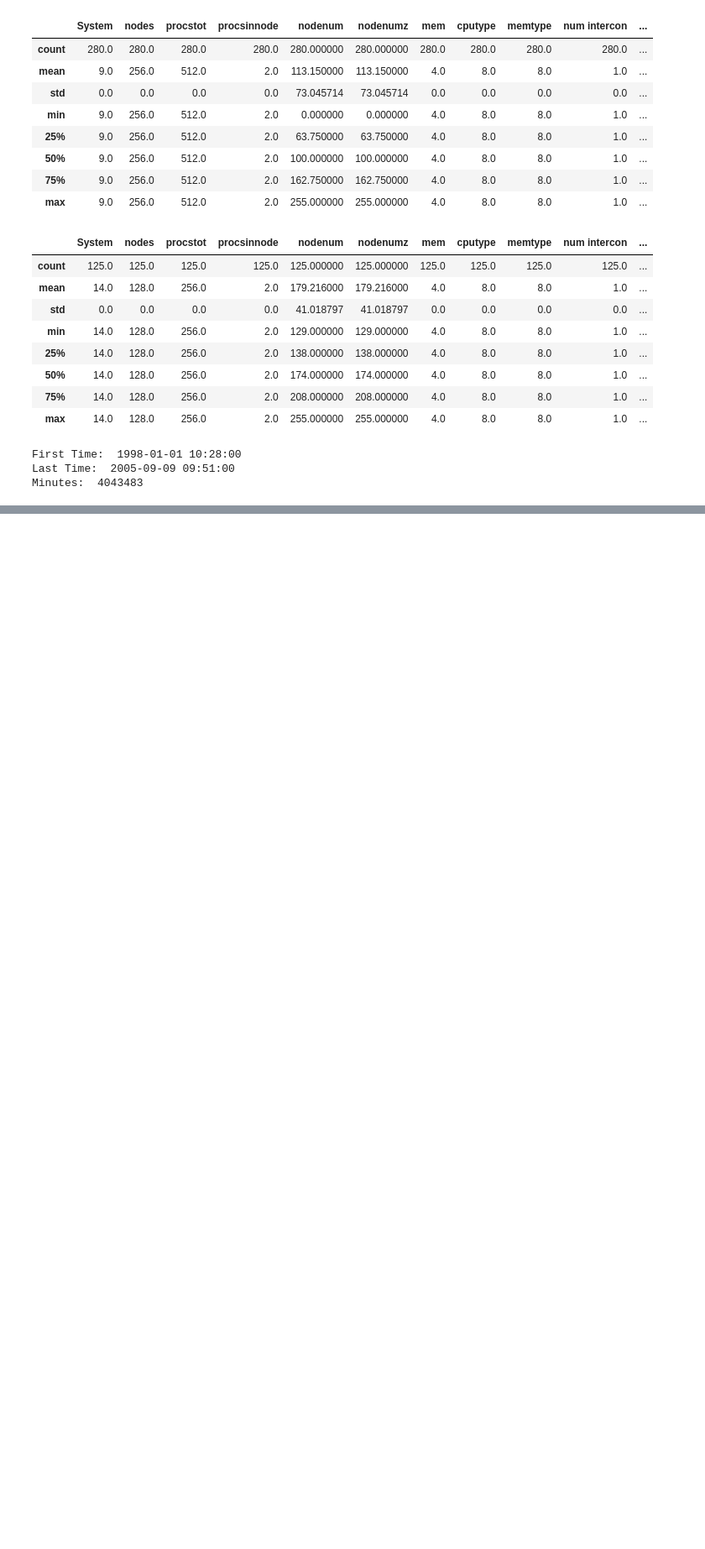
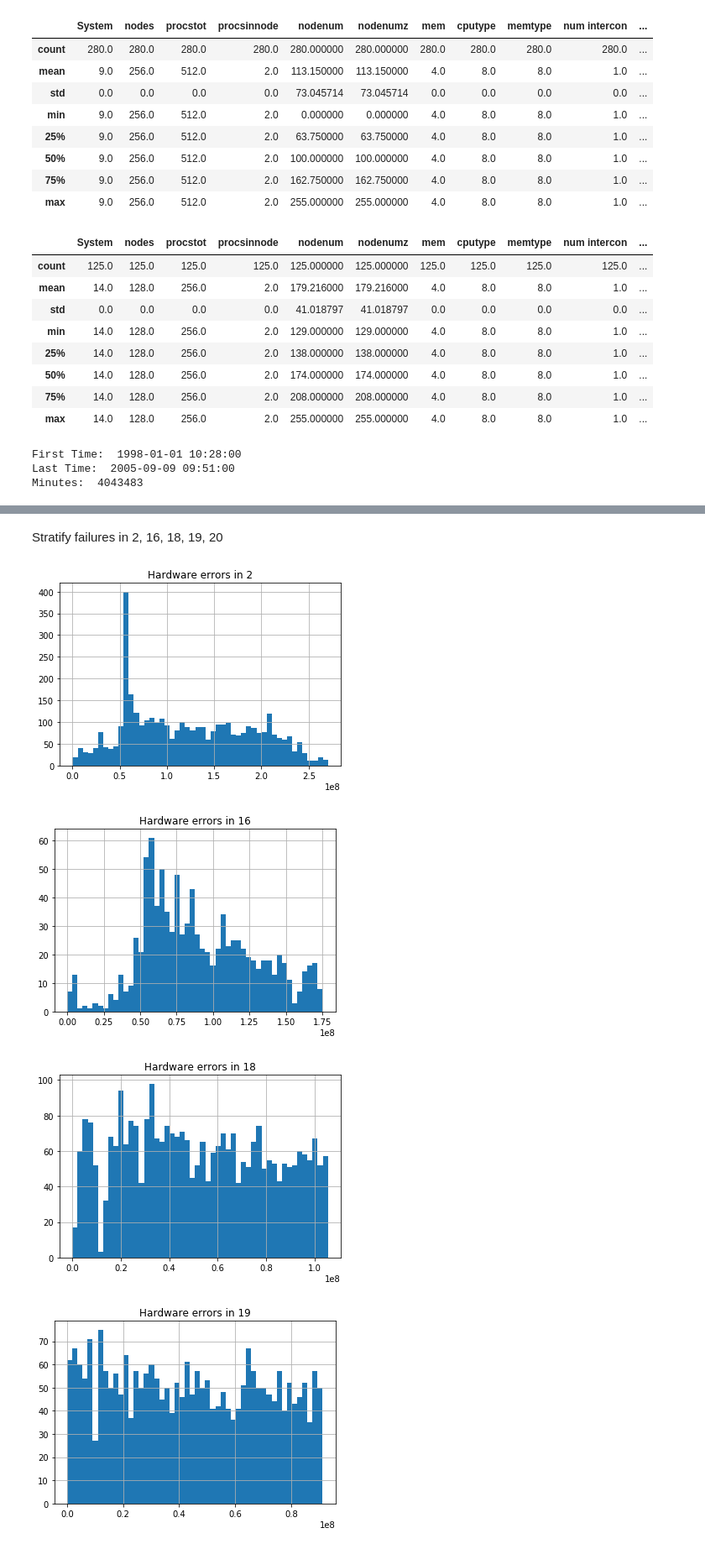
Before and after one commit to nhorcher/541_final_project, a Jupyter notebook: LANL_Analysis.ipynb, the cells around one changed output, grey strips where cells are left out. Shown at 84% size. Saved outputs shown, nothing was run; the diff lists cells and outputs as text; code cells hidden in the pictures; blank space fills up the shorter version.

```diff
--- a/LANL_Analysis.ipynb
+++ b/LANL_Analysis.ipynb
@@ -200,0 +307,24 @@ Outliers:  1599  ~ 0.06735751295336788 %
+# %% [markdown]
+Stratify failures in 2, 16, 18, 19, 20
+# %%
+for sys_id in [2, 16, 18, 19, 20]:
+    #for category in ['Facilities', 'Hardware', 'Human Error', 'Network', 'Undetermined', 'Software']:
+    for category in ['Hardware',]:
+        lanl_node = lanl.loc[(lanl['System'] == sys_id) & (lanl[category].notnull())]
+        start_col = lanl_node['Prob Started (mm/dd/yy hh:mm)']
+        base_time = min([parser.parse(entry) for entry in start_col])
+
+        def convert_to_seconds(s):
+            timediff = parser.parse(s) - base_time
+            return timediff.total_seconds()
+
+        start_times = start_col.map(convert_to_seconds)
+        plt.figure()
+        start_times.hist(bins=50)
+        plt.title('{} errors in {}'.format(category, sys_id))
+        plt.show()
+# %% [output]
+[figure, added]
+[figure, added]
+[figure, added]
+[figure, added]
```
Also changed, not shown: parts of 15 cells of this notebook, 1 other file.
